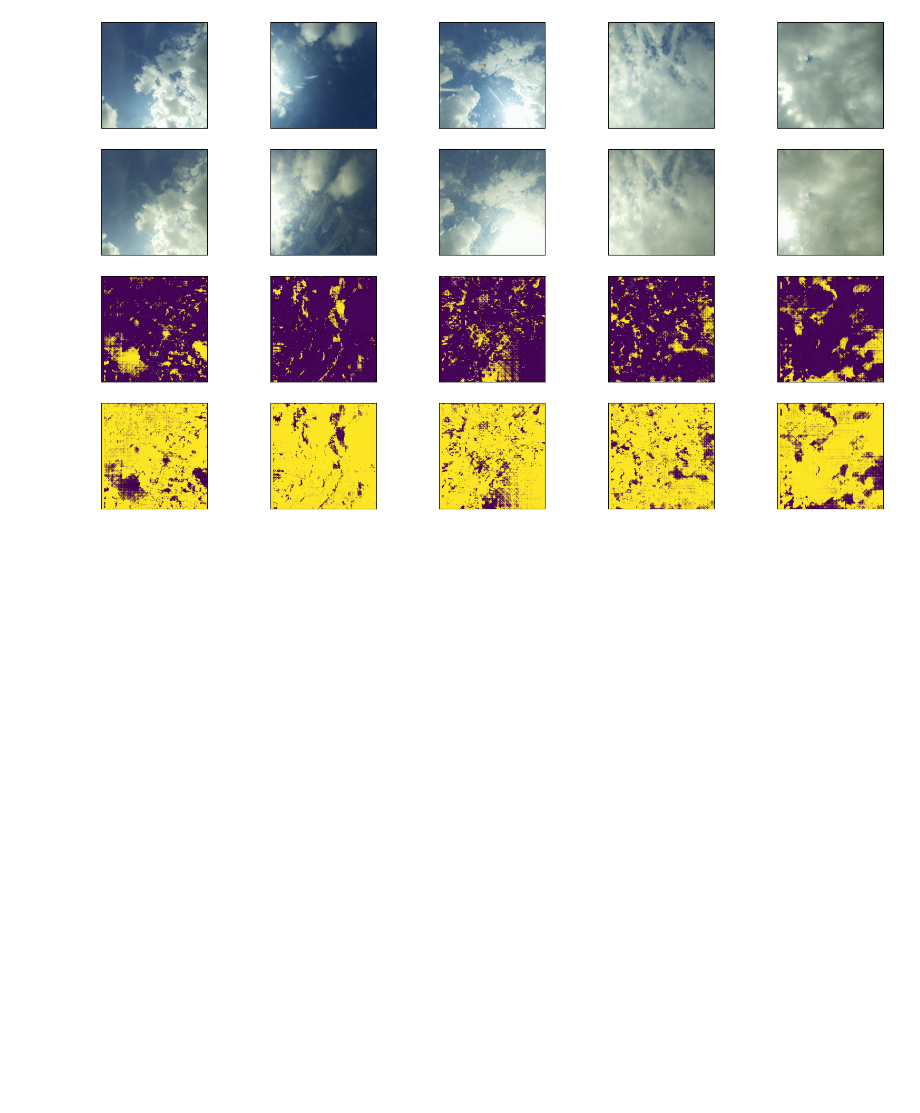
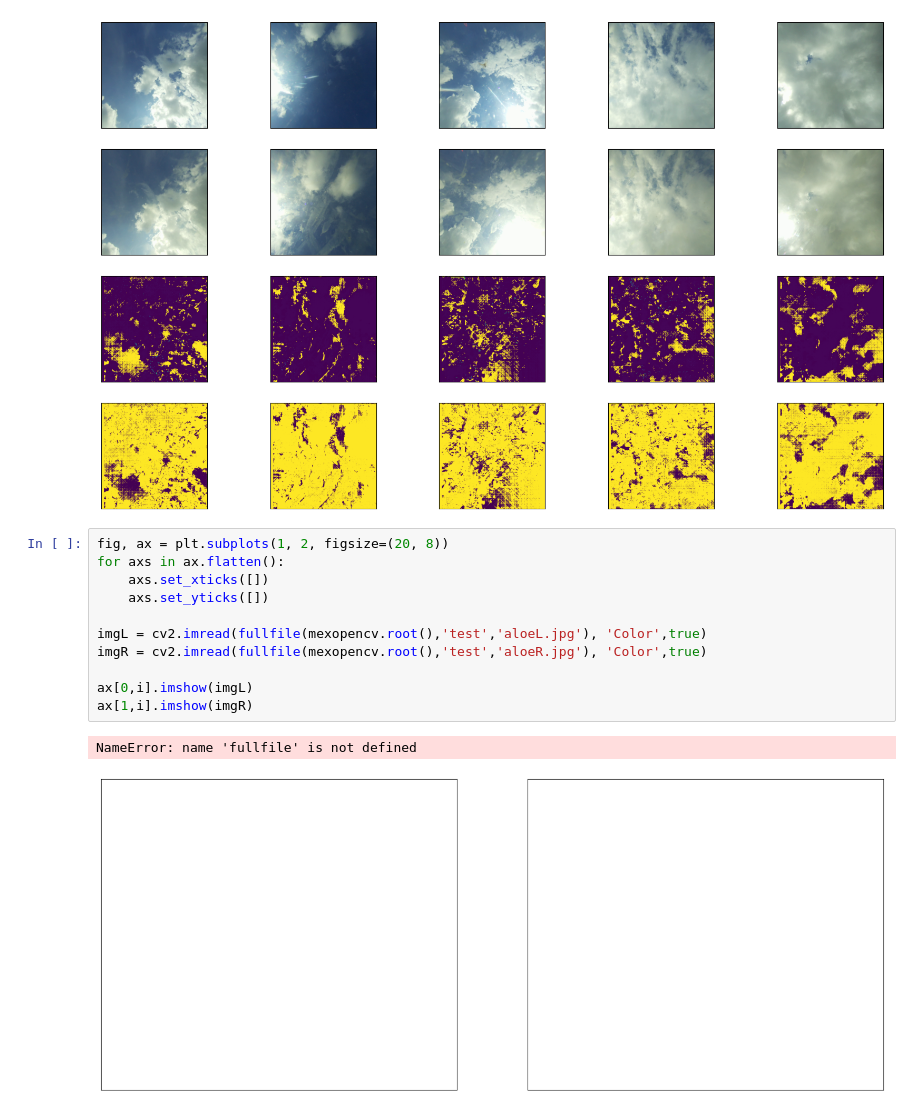
Before and after one commit to isaachcamp/iecdt-computer-vision-group-proj, a Jupyter notebook: stereo.ipynb, the cells around one changed output. Cells and saved outputs as stored; diff of their text form; blank space fills up the shorter version.

```diff
--- a/stereo.ipynb
+++ b/stereo.ipynb
@@ -99,3 +99,17 @@ for i in range(5):
 1264 -16
 1264.0 580.5918
 [figure]
+# %%
+fig, ax = plt.subplots(1, 2, figsize=(20, 8))
+for axs in ax.flatten():
+    axs.set_xticks([])
+    axs.set_yticks([])
+
+imgL = cv2.imread(fullfile(mexopencv.root(),'test','aloeL.jpg'), 'Color',true)
+imgR = cv2.imread(fullfile(mexopencv.root(),'test','aloeR.jpg'), 'Color',true)
+
+ax[0,i].imshow(imgL)
+ax[1,i].imshow(imgR)
+# %% [output]
+NameError: name 'fullfile' is not defined
+[figure, added]
```
